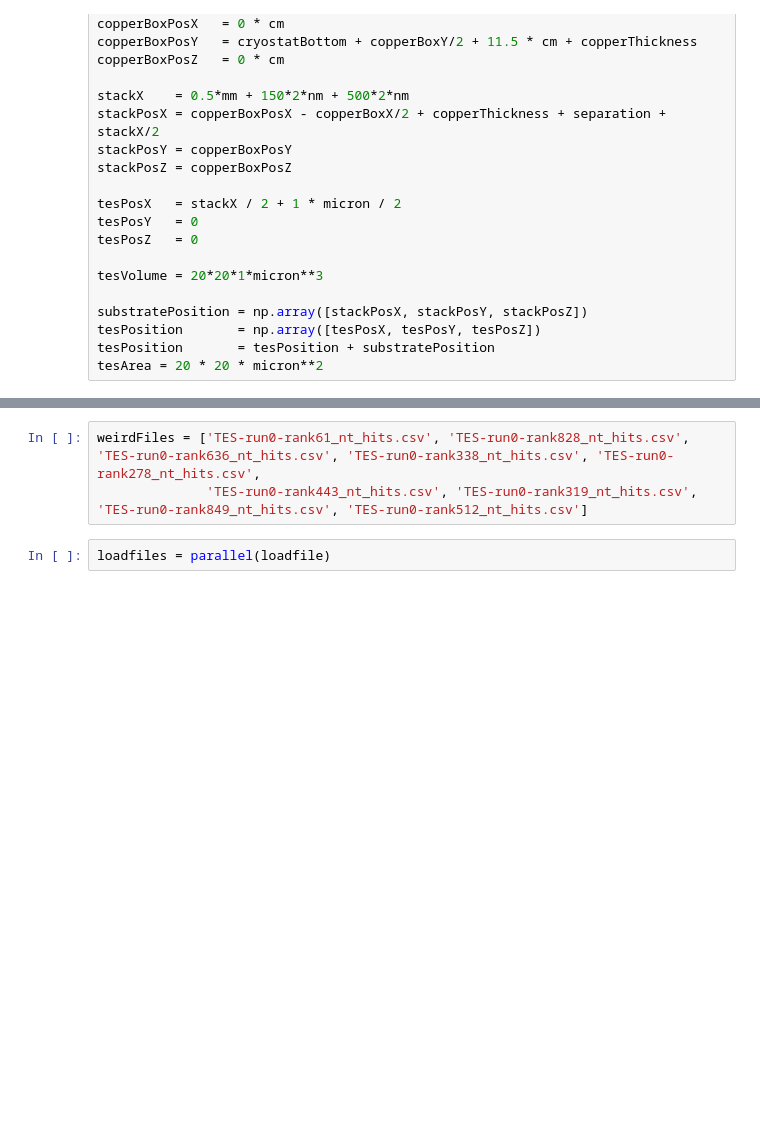
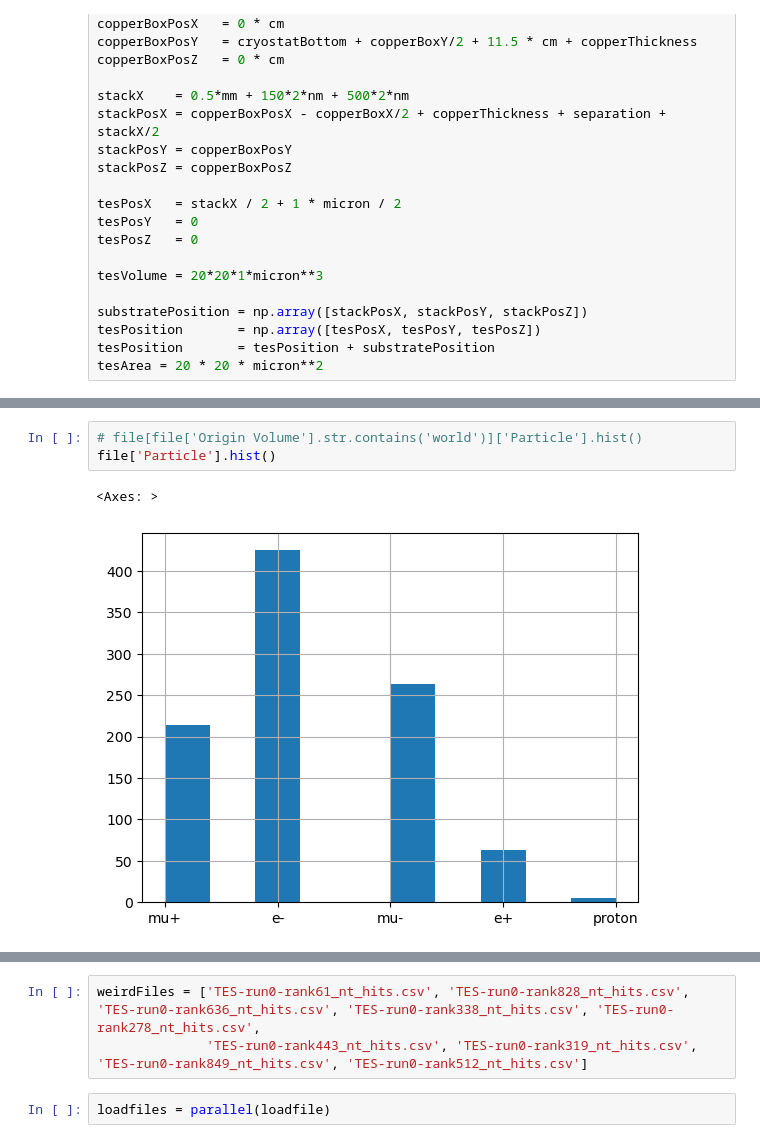
Before and after one commit to nyuad-astroparticle/tes-geant, a Jupyter notebook: analysis/coincidence.ipynb, the cells around one changed output, grey strips where cells are left out. Cells and saved outputs as stored; diff of their text form; blank space fills up the shorter version.

```diff
--- a/analysis/coincidence.ipynb
+++ b/analysis/coincidence.ipynb
@@ -110,0 +167,6 @@ NameError: name 'tesPosition' is not defined
+# %%
+# file[file['Origin Volume'].str.contains('world')]['Particle'].hist()
+file['Particle'].hist()
+# %% [output]
+<Axes: >
+[figure, added]
```
Also changed, not shown: parts of 26 cells of this notebook, 1 other file.
